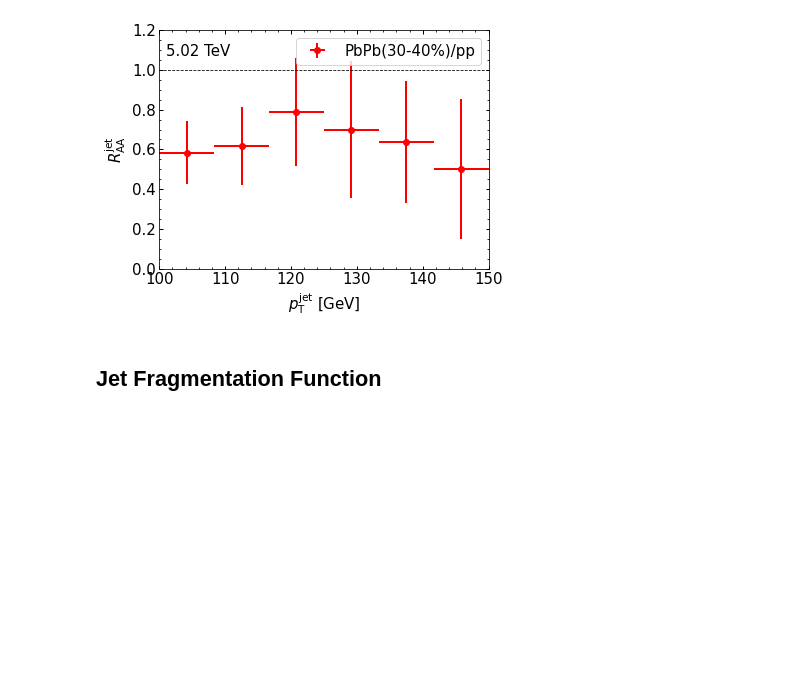
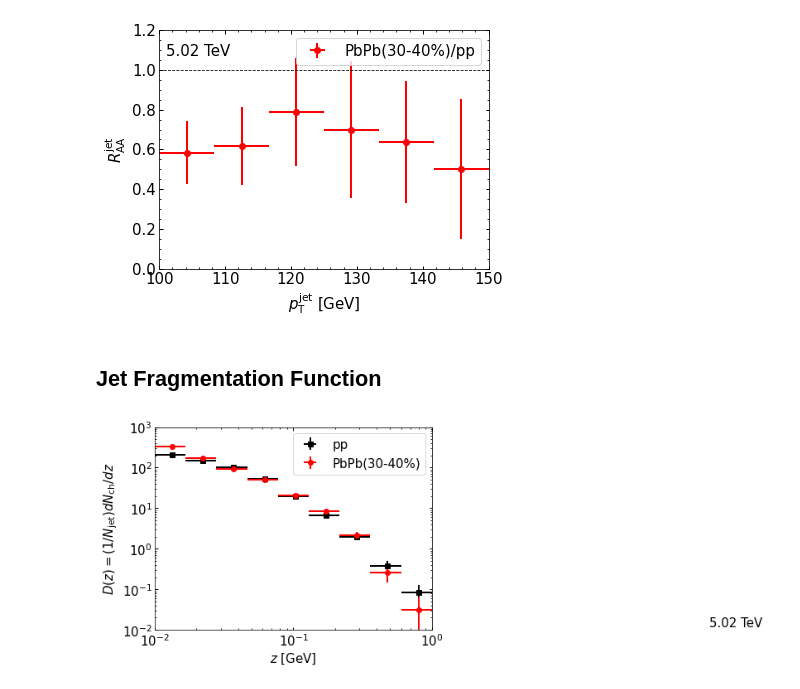
Before and after one commit to JETSCAPE/SummerSchool2021, a Jupyter notebook: Jul23_Jets/notebooks/jet_analysis.ipynb, the cells around one changed output. Drawn from its saved outputs; the diff is of its cells as text; code cells hidden in the pictures; blank space fills up the shorter version.

```diff
--- a/Jul23_Jets/notebooks/jet_analysis.ipynb
+++ b/Jul23_Jets/notebooks/jet_analysis.ipynb
@@ -152,3 +152,82 @@ plt.savefig('raa')
 [figure]
 # %% [markdown]
 ## Jet Fragmentation Function
+# %%
+# Number of jets
+
+n_jet_pp = len(jets_pp)
+n_jet_pbpb = len(jets_pbpb)
+
+# prepare arrays for z = pT_assoc/pTjet
+z_pp_in = []
+z_pbpb_in = []
+
+# z for pp
+for i in range(n_jet_pp):
+  pt_jet = jets_pp[i,1]
+  for assoc in assoc_pp[i]:
+    pt_assoc = assoc[1]
+    z = pt_assoc/pt_jet
+    z_pp_in.append(z)
+
+# z for pbpb
+for i in range(n_jet_pbpb):
+  pt_jet = jets_pbpb[i,1]
+  for assoc in assoc_pbpb[i]:
+    pt_assoc = assoc[1]
+    z = pt_assoc/pt_jet
+    z_pbpb_in.append(z)
+
+# Set Histogram bins
+ex = np.linspace(-2, 0, 10)
+z_bins = np.power(10,ex)
+
+# Fill Histograms
+n_pp, z = np.histogram(z_pp_in, bins=z_bins )
+n_pbpb, z = np.histogram(z_pbpb_in, bins=z_bins )
+
+
+# Statistical Errors
+err_n_pp = np.sqrt(n_pp)
+err_n_pbpb = np.sqrt(n_pbpb)
+
+# bin width
+dz = (z[1:]-z[:-1])
+# bin center
+z = z[0:-1] + 0.5*dz
+
+# z-distribution
+dn_dz_pp = n_pp/dz/n_jet_pp
+dn_dz_pbpb = n_pbpb/dz/n_jet_pbpb
+
+
+# Errors
+err_dn_dz_pp = err_n_pp/dz/n_jet_pp
+err_dn_dz_pbpb = err_n_pbpb/dz/n_jet_pbpb
+
+# Generate Plots
+fig = plt.figure()
+
+plt.errorbar(z, dn_dz_pp, fmt='s', label="pp",
+             xerr=0.5*dz, yerr=err_dn_dz_pp, color='black')
+plt.errorbar(z, dn_dz_pbpb, fmt='o', label="PbPb(30-40%)",
+             xerr=0.5*dz, yerr=err_dn_dz_pbpb, color='red')
+
+
+#axes setting
+plt.xscale('log')
+plt.yscale('log')
+plt.legend(loc=0)
+plt.xlabel(r"$z$ [GeV]")
+plt.ylabel(r"$D(z)=(1/N_{\mathrm{jet}})dN_{\mathrm{ch}}/dz}_{\mathrm{T}}$")
+plt.xlim(z_bins[0],z_bins[-1])
+y_min = 0.01
+y_max = 1000
+plt.ylim(y_min,y_max)
+plt.text(101,y_min*1.2, '5.02 TeV')
+
+# save plot to the Desktop
+#plt.tight_layout()
+plt.savefig('jet_ff')
+# %% [output]
+[figure, added]
```
Also changed, not shown: parts of 4 cells of this notebook.
